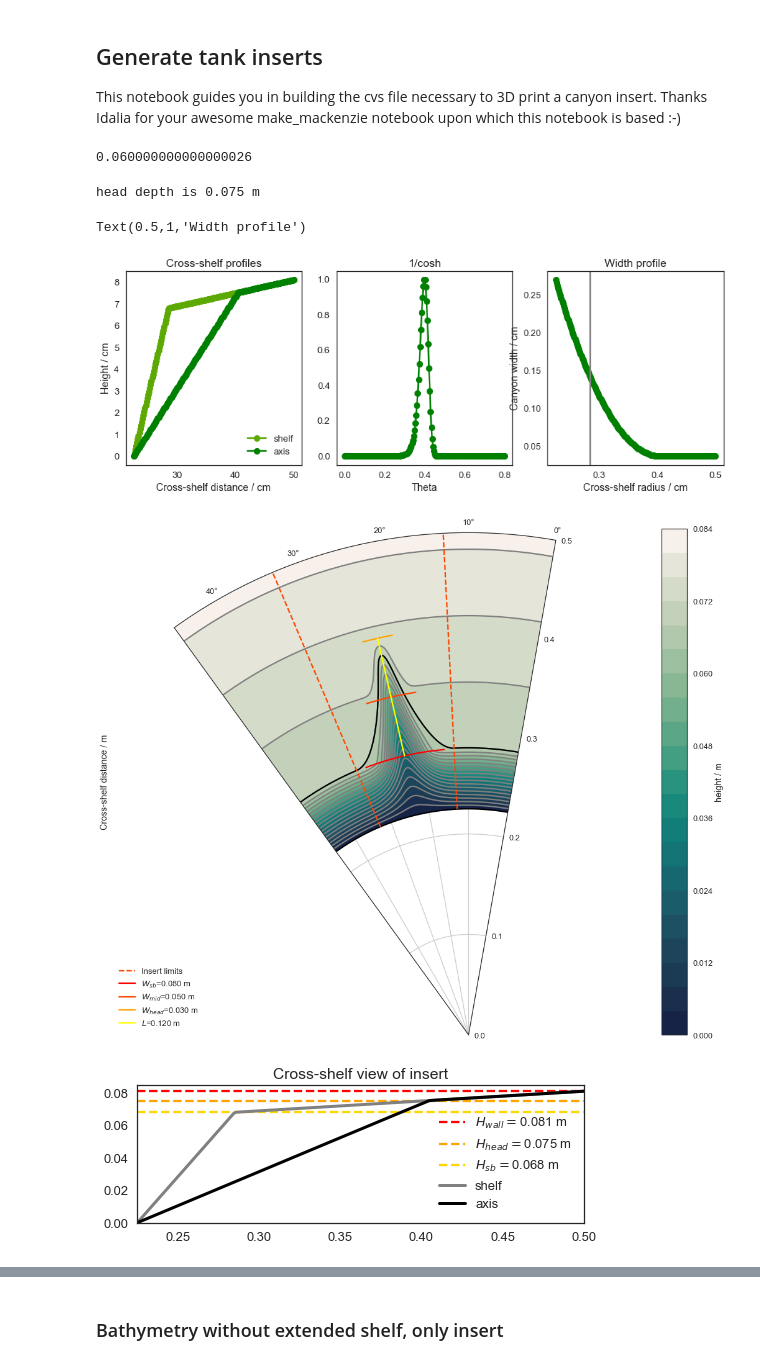
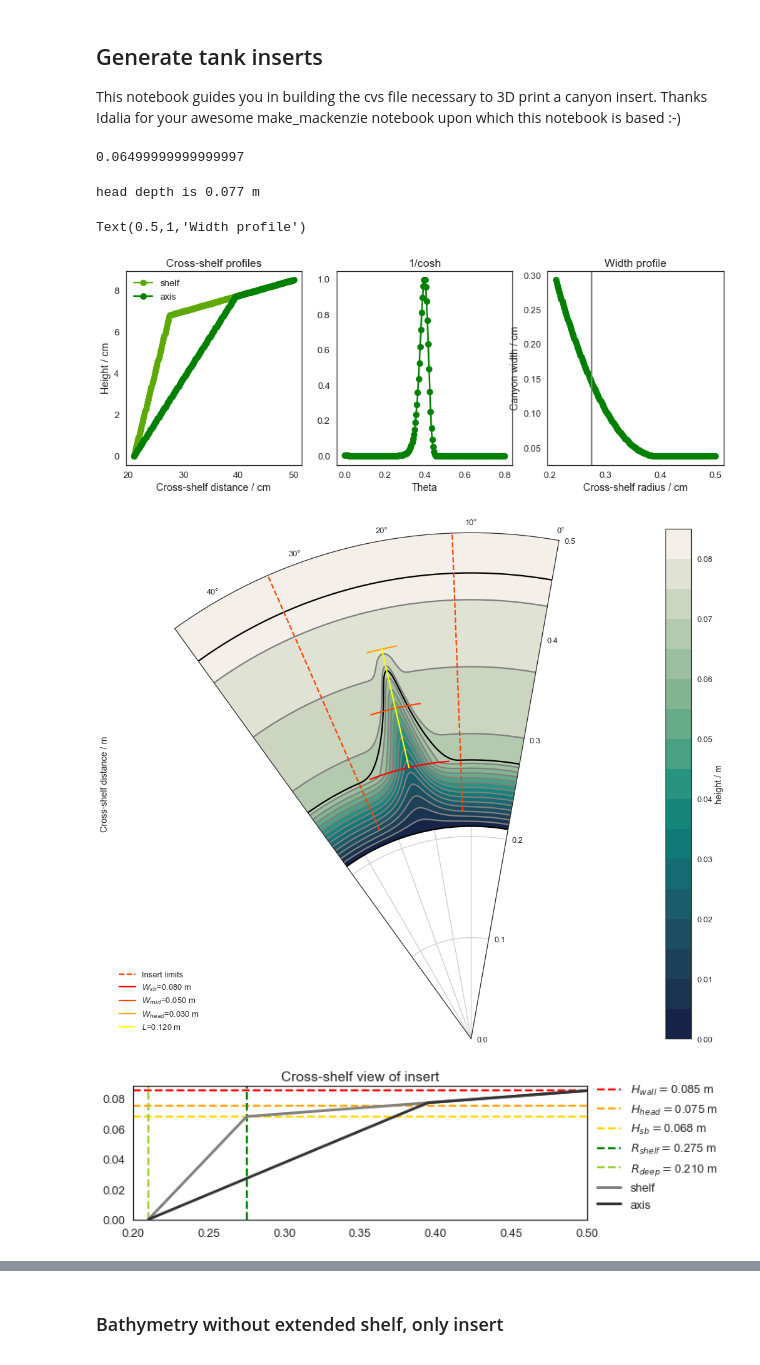
Before and after one commit to UBC-MOAD/buildcanyon, a Jupyter notebook: Bathymetry/GenerateTankBathymetry_Inserts.ipynb, the cells around one changed output, grey strips where cells are left out. Drawn from its saved outputs; the diff is of its cells as text; code cells hidden in the pictures.

Commit message:
Insert02 - longer than 01, steeper slope, wider insert

```diff
--- a/Bathymetry/GenerateTankBathymetry_Inserts.ipynb
+++ b/Bathymetry/GenerateTankBathymetry_Inserts.ipynb
@@ -247,21 +247,21 @@ def create_bathy_file(X, Y, bathymetry, filename, title, description):
 cR = 0.014                 # m, Radius of curvature
 L = 0.12                   # m, Canyon length
 y_coast = 0.5              # m, Distance from tank centre to the coast (tank wall)
-y_base =  y_coast - 0.275  # m, Distance from tank centre to the base of the slope
-y_break = y_coast - 0.223  # m, Distance from tank centre to the shelf break
+y_base =  y_coast - 0.29 #0.275  # m, Distance from tank centre to the base of the slope
+y_break = y_coast - 0.225 #0.223  # m, Distance from tank centre to the shelf break
 y_head = y_break + L       # m, Distance from tank centre to the canyon head
 
 # Radii (very similar to cross-shore dimensions)
 r_tank = 0.50              # m, radius of the tank
-r_deep = r_tank - 0.275    # m, distance from deepest part of the slope to the centre of the tank
-r_shelf = r_tank - 0.215   # m, horizontal, cross-shelf distance to the shelf - the shelf is 22.3 cm long
-r_slope = 0.275-0.215 # m, horizontal distance from shelf-break to deep "ocean"
+r_deep = r_tank - 0.29 #0.275    # m, distance from deepest part of the slope to the centre of the tank
+r_shelf = r_tank - 0.225  # m, horizontal, cross-shelf distance to the shelf - the shelf is 22.3 cm long
+r_slope = 0.29-0.225 # m, horizontal distance from shelf-break to deep "ocean"
 print(r_slope)
 r_head = r_shelf + L
 
 # Insert's angular width
 arc_length = 0.40 # arc length of the insert (most of the inserts are 17.5-18 cm)
-arc_insert = 0.175
+arc_insert = 0.188 # 0.175
 ini_insert = ((arc_length/2)-(arc_insert/2))/r_tank
 end_insert = ((arc_length/2)+(arc_insert/2))/r_tank
 
@@ -284,13 +284,13 @@ length = 0.12
 y_wall = r_tank # (mouth + length) * 2.0
 C = 150         # Exponent of the sech function
 # Depths
-h_wall = 0.081   # m, height of insert at tank wall (max height)
+h_wall = 0.085   # m, height of insert at tank wall (max height)
 h_deep = 0.0     # m, height of deep ocean
 h_sbreak = 0.068 # m, height at shelf break
 
 p = 4 # ?? Width profile does not seem to change much when I change this, I tried 0,4,100
 # %% [output]
-0.060000000000000026
+0.06499999999999997
 # %%
 xsize = 360
 ysize = 360
@@ -315,7 +315,7 @@ canyon_axis = canyontopo(r, r_deep, r_shelf, r_head, r_tank, h_deep, h_sbreak, h
 
 width_profile = widthprofile(r, r_deep, r_shelf, r_head, r_tank, cR, L, w_break, w_mid, w_head, p)
 # %% [output]
-head depth is 0.075 m
+head depth is 0.077 m
 # %%
 fig, ax = plt.subplots(1,3,figsize=(15,5))
 
@@ -340,7 +340,7 @@ ax[2].set_ylabel('Canyon width / cm')
 ax[2].set_title('Width profile')
 # %% [output]
 Text(0.5,1,'Width profile')
-[figure, old version]
+[figure, new version]
 # %%
 # Depth of the canyon (negative values set to zero)
 canyondepth = shelf_shape - canyon_axis
@@ -394,29 +394,33 @@ ax2.legend(loc=3)
 plt.savefig('tank/insert_bathy_specs.pdf',orientation='portrait', papertype='letter', format='pdf',pad_inches=0.0
            )
 # %% [output]
-[figure, old version]
+[figure, new version]
 # %%
 levels = [0.0000001,h_sbreak,0.082]
 levels2 = np.arange(0,83,10)
 
-fig = plt.figure(figsize=(8,4))
+fig = plt.figure(figsize=(9,4))
 ax2 = fig.add_subplot(111)
 
 ax2.axhline(h_wall,linestyle='--', color='red', label='$H_{wall}=$%1.3f m' %h_wall)
 ax2.axhline(0.075,linestyle='--', color='orange', label='$H_{head}=$0.075 m')
 ax2.axhline(h_sbreak,linestyle='--', color='gold', label='$H_{sb}=$%1.3f m' %h_sbreak)
+ax2.axvline(r_shelf,linestyle='--', color='green', label='$R_{shelf}=$%1.3f m' %r_shelf)
+ax2.axvline(r_deep,linestyle='--', color='yellowgreen', label='$R_{deep}=$%1.3f m' %r_deep)
+
 cmesh = ax2.plot(r, topography[10,:],'0.5',linewidth=3,label='shelf')
-cmesh = ax2.plot(r, topography[100,:],'k',linewidth=3,label='axis')
+cmesh = ax2.plot(r, topography[100,:],'0.2',linewidth=3,label='axis')
+
 
 ax2.set_title('Cross-shelf view of insert')
 
-ax2.set_ylim(0,0.085)
-ax2.set_xlim(0.225,0.50)
-ax2.legend(loc=0)
+ax2.set_ylim(0,0.088)
+ax2.set_xlim(0.20,0.50)
+ax2.legend(bbox_to_anchor=(1,1.1), cols)
 ax2.set_aspect(1)
-plt.savefig('tank/insert_CS_specs_bw.pdf', format='pdf',pad_inches=0.0)
+plt.savefig('tank/insert02_CS_specs_bw.pdf', format='pdf',pad_inches=0.0)
 # %% [output]
-[figure, old version]
+[figure, new version]
 # %%
 sns.set_style('white')
 levels = [0.00001,h_sbreak*100,8.2]
```
Also changed, not shown: parts of 9 cells of this notebook.
